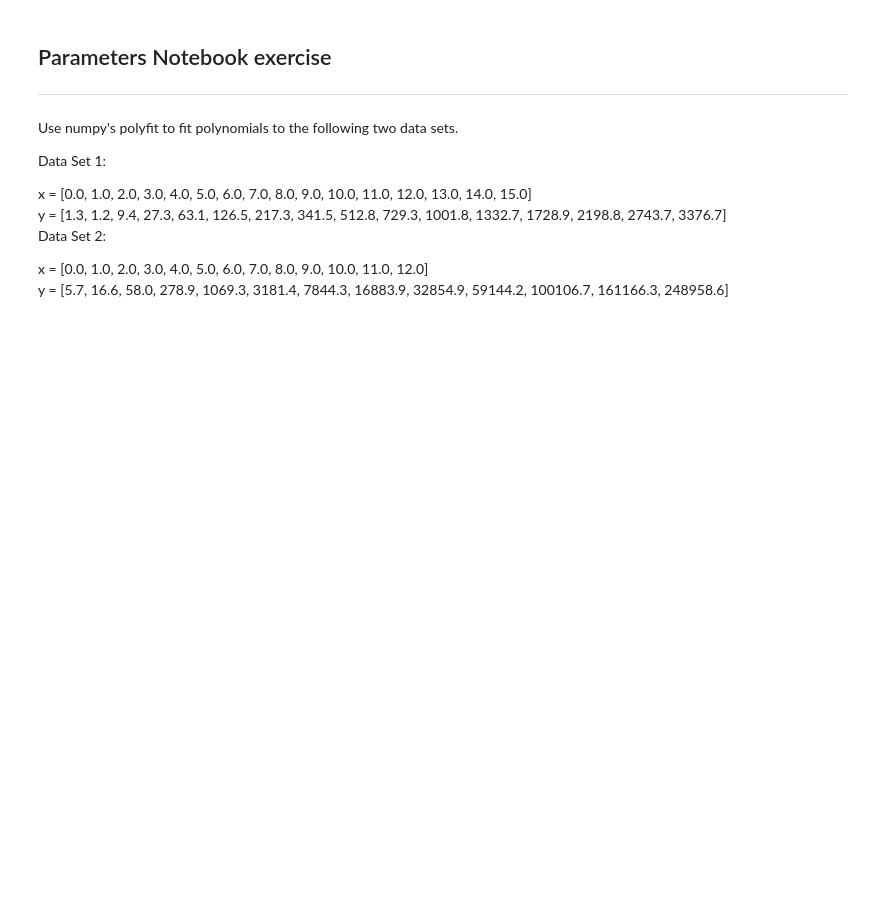
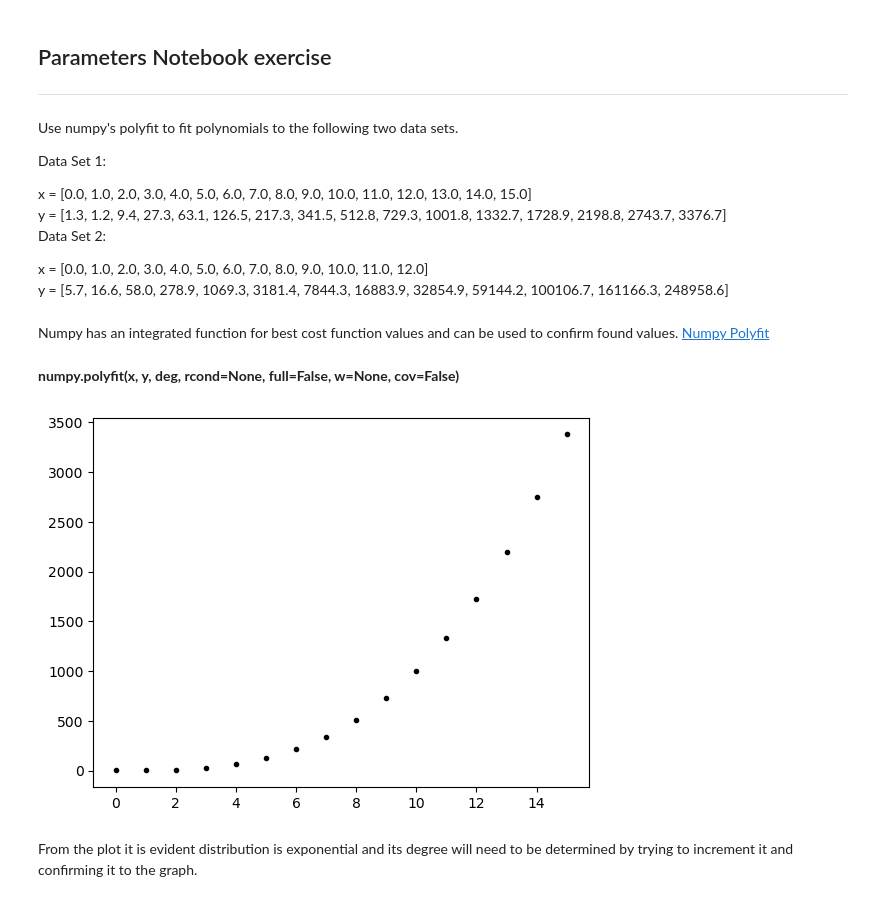
Before and after one commit to Mantvydas-data/MLS-Project, a Jupyter notebook: exercises/03.parameters-exercises.ipynb, the cells around one changed output. Saved outputs shown, nothing was run; the diff lists cells and outputs as text; code cells hidden in the pictures; blank space fills up the shorter version.

```diff
--- a/exercises/03.parameters-exercises.ipynb
+++ b/exercises/03.parameters-exercises.ipynb
@@ -16,0 +22,28 @@ y = [5.7, 16.6, 58.0, 278.9, 1069.3, 3181.4, 7844.3, 16883.9, 32854.9, 59144.2,
+# %% [markdown]
+Numpy has an integrated function for best cost function values and can be used to confirm found values. [Numpy Polyfit](https://numpy.org/doc/stable/reference/generated/numpy.polyfit.html)
+# %% [markdown]
+**numpy.polyfit(x, y, deg, rcond=None, full=False, w=None, cov=False)**
+# %%
+# Data Set 1:
+
+ds1x = [0.0, 1.0, 2.0, 3.0, 4.0, 5.0, 6.0, 7.0, 8.0, 9.0, 10.0, 11.0, 12.0, 13.0, 14.0, 15.0]
+ds1y = [1.3, 1.2, 9.4, 27.3, 63.1, 126.5, 217.3, 341.5, 512.8, 729.3, 1001.8, 1332.7, 1728.9, 2198.8, 2743.7, 3376.7]
+
+# Data Set 2:
+ds2x = [0.0, 1.0, 2.0, 3.0, 4.0, 5.0, 6.0, 7.0, 8.0, 9.0, 10.0, 11.0, 12.0]
+ds2y = [5.7, 16.6, 58.0, 278.9, 1069.3, 3181.4, 7844.3, 16883.9, 32854.9, 59144.2, 100106.7, 161166.3, 248958.6]
+
+# Lists to arrays
+ds1x = np.asarray(ds1x)
+ds1y = np.asarray(ds1y)
+
+ds2x = np.asarray(ds2x)
+ds2y = np.asarray(ds2y)
+# %%
+# Plotting data set 1 x and y values to see their distribution
+plt.plot(ds1x, ds1y, 'k.')
+plt.show()
+# %% [output]
+[figure, added]
+# %% [markdown]
+From the plot it is evident distribution is exponential and its degree will need to be determined by trying to increment it and confirming it to the graph.
```
Also changed, not shown: parts of 10 cells of this notebook, 1 other file.
